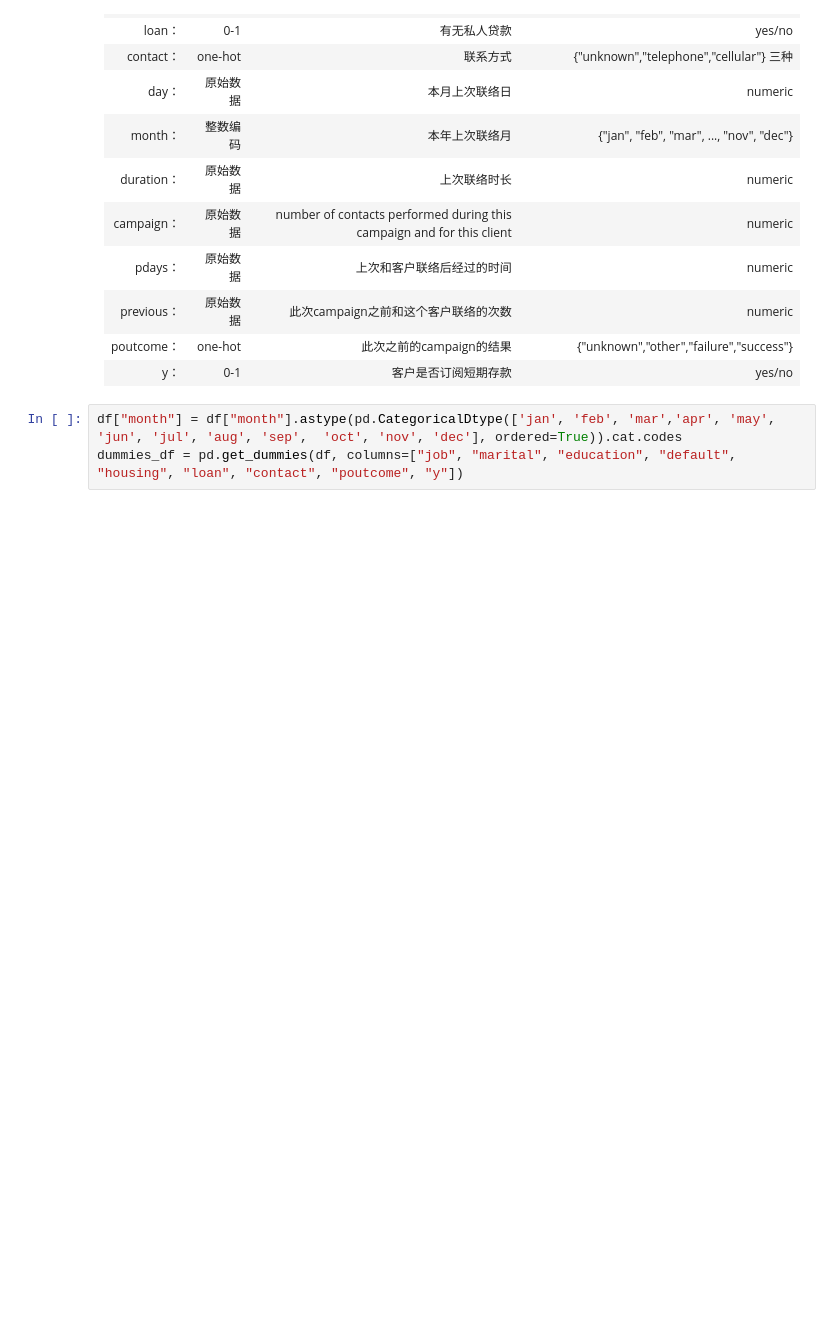
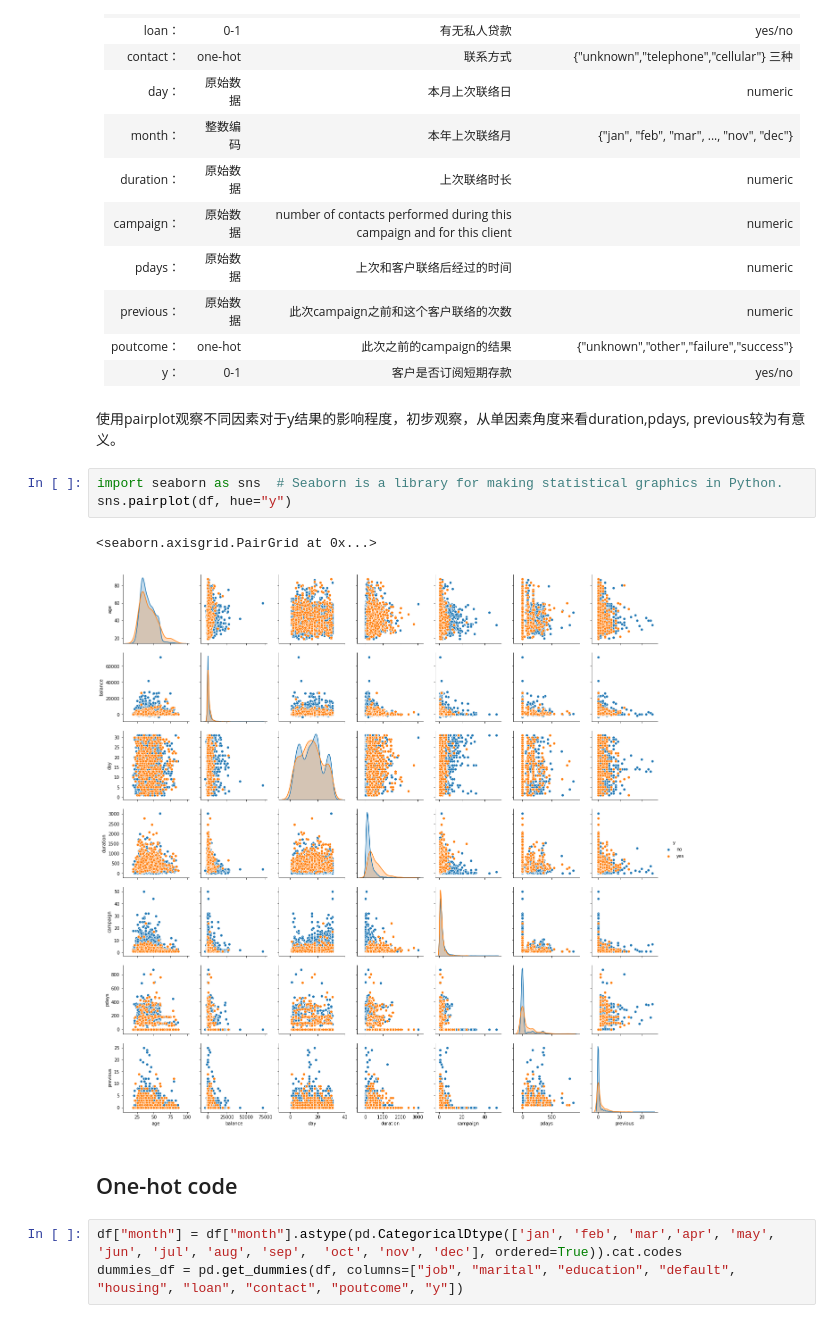
Before and after one commit to Gongzq5/NUS-DSA5101-Project-1, a Jupyter notebook: notes/analysis.ipynb, the cells around one changed output. Cells and saved outputs as stored; diff of their text form; blank space fills up the shorter version.

Commit message:
add the pairplot and some notation

```diff
--- a/notes/analysis.ipynb
+++ b/notes/analysis.ipynb
@@ -46,6 +46,16 @@ df.head()
 | previous：| 原始数据 | 此次campaign之前和这个客户联络的次数 | numeric |
 | poutcome：| one-hot | 此次之前的campaign的结果 | {"unknown","other","failure","success"} |
 | y：| 0-1 | 客户是否订阅短期存款 | yes/no |
+# %% [markdown]
+使用pairplot观察不同因素对于y结果的影响程度，初步观察，从单因素角度来看duration,pdays, previous较为有意义。
+# %%
+import seaborn as sns  # Seaborn is a library for making statistical graphics in Python.
+sns.pairplot(df, hue="y")
+# %% [output]
+<seaborn.axisgrid.PairGrid at 0x...>
+[figure, added]
+# %% [markdown]
+## One-hot code
 # %%
 df["month"] = df["month"].astype(pd.CategoricalDtype(['jan', 'feb', 'mar','apr', 'may', 'jun', 'jul', 'aug', 'sep',  'oct', 'nov', 'dec'], ordered=True)).cat.codes
 dummies_df = pd.get_dummies(df, columns=["job", "marital", "education", "default", "housing", "loan", "contact", "poutcome", "y"])
```
Also changed, not shown: parts of 18 cells of this notebook.
